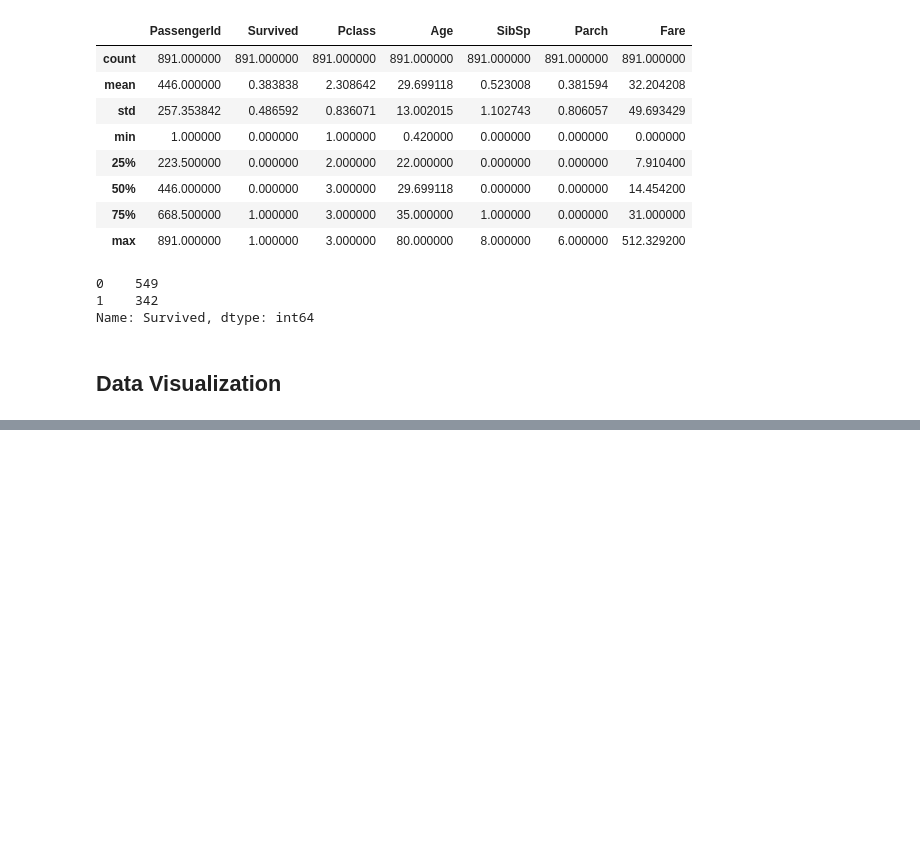
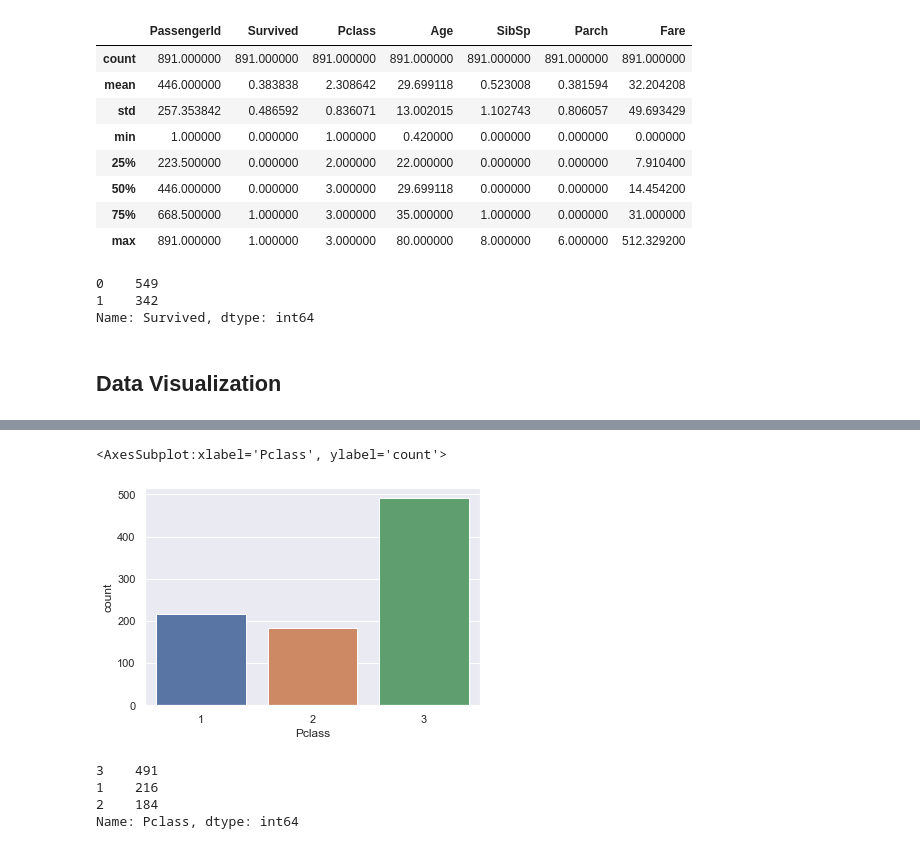
Before and after one commit to numbskullx26/Titanic-Survival-Prediction, a Jupyter notebook: Titanic-Survival-Prediction.ipynb, the cells around one changed output, grey strips where cells are left out. Saved outputs shown, nothing was run; the diff lists cells and outputs as text; code cells hidden in the pictures; blank space fills up the shorter version.

```diff
--- a/Titanic-Survival-Prediction.ipynb
+++ b/Titanic-Survival-Prediction.ipynb
@@ -143,0 +167,13 @@ sns.set()
+# %%
+# making the countplot for the "PClass" column
+sns.countplot("Pclass",data=df)
+# %% [output]
+<AxesSubplot:xlabel='Pclass', ylabel='count'>
+[figure, added]
+# %%
+df["Pclass"].value_counts()
+# %% [output]
+3    491
+1    216
+2    184
+Name: Pclass, dtype: int64
```
Also changed, not shown: parts of 7 cells of this notebook.
